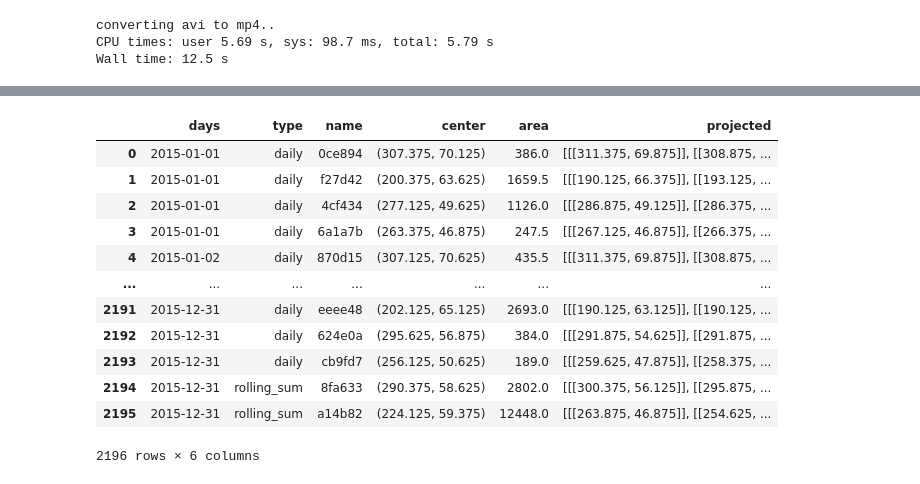
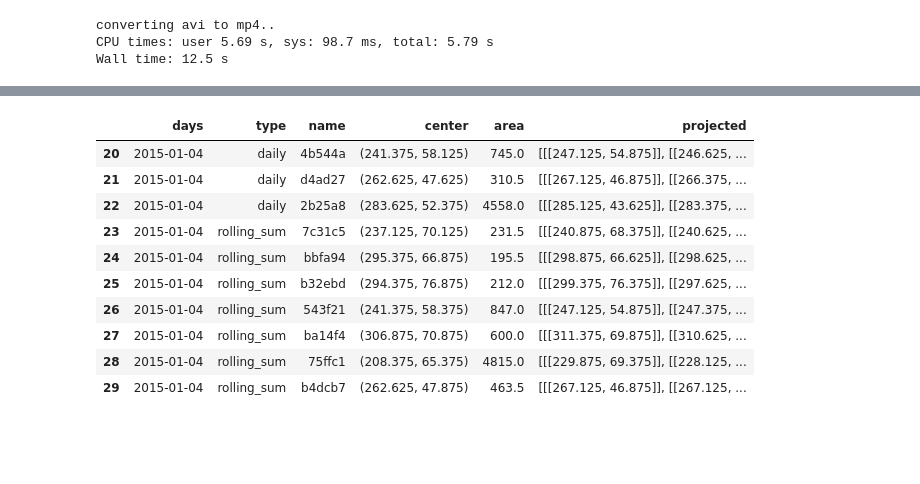
Before and after one commit to KorayKinik/heat-extremes-CMIP6, a Jupyter notebook: koray/bounding_contours.ipynb, the cells around one changed output, grey strips where cells are left out. Saved outputs shown, nothing was run; the diff lists cells and outputs as text; code cells hidden in the pictures; blank space fills up the shorter version.

```diff
--- a/koray/bounding_contours.ipynb
+++ b/koray/bounding_contours.ipynb
@@ -520,19 +527,17 @@ df_meta.to_pickle(PATH_META)
-# %%
-df_meta
-# %% [output]
-|  | days | type | name | center | area | projected |
-| 0 | 2015-01-01 | daily | 0ce894 | (307.375, 70.125) | 386.0 | [[[311.375, 69.875]], [[308.875, ... |
-| 1 | 2015-01-01 | daily | f27d42 | (200.375, 63.625) | 1659.5 | [[[190.125, 66.375]], [[193.125, ... |
-| 2 | 2015-01-01 | daily | 4cf434 | (277.125, 49.625) | 1126.0 | [[[286.875, 49.125]], [[286.375, ... |
-| 3 | 2015-01-01 | daily | 6a1a7b | (263.375, 46.875) | 247.5 | [[[267.125, 46.875]], [[266.375, ... |
-| 4 | 2015-01-02 | daily | 870d15 | (307.125, 70.625) | 435.5 | [[[311.375, 69.875]], [[308.875, ... |
-| ... | ... | ... | ... | ... | ... | ... |
-| 2191 | 2015-12-31 | daily | eeee48 | (202.125, 65.125) | 2693.0 | [[[190.125, 63.125]], [[190.125, ... |
-| 2192 | 2015-12-31 | daily | 624e0a | (295.625, 56.875) | 384.0 | [[[291.875, 54.625]], [[291.875, ... |
-| 2193 | 2015-12-31 | daily | cb9fd7 | (256.125, 50.625) | 189.0 | [[[259.625, 47.875]], [[258.375, ... |
-| 2194 | 2015-12-31 | rolling_sum | 8fa633 | (290.375, 58.625) | 2802.0 | [[[300.375, 56.125]], [[295.875, ... |
-| 2195 | 2015-12-31 | rolling_sum | a14b82 | (224.125, 59.375) | 12448.0 | [[[263.875, 46.875]], [[254.625, ... |
-2196 rows × 6 columns
+# %%
+df_meta.iloc[20:30]
+# %% [output]
+|  | days | type | name | center | area | projected |
+| 20 | 2015-01-04 | daily | 4b544a | (241.375, 58.125) | 745.0 | [[[247.125, 54.875]], [[246.625, ... |
+| 21 | 2015-01-04 | daily | d4ad27 | (262.625, 47.625) | 310.5 | [[[267.125, 46.875]], [[266.375, ... |
+| 22 | 2015-01-04 | daily | 2b25a8 | (283.625, 52.375) | 4558.0 | [[[285.125, 43.625]], [[283.375, ... |
+| 23 | 2015-01-04 | rolling_sum | 7c31c5 | (237.125, 70.125) | 231.5 | [[[240.875, 68.375]], [[240.625, ... |
+| 24 | 2015-01-04 | rolling_sum | bbfa94 | (295.375, 66.875) | 195.5 | [[[298.875, 66.625]], [[298.625, ... |
+| 25 | 2015-01-04 | rolling_sum | b32ebd | (294.375, 76.875) | 212.0 | [[[299.375, 76.375]], [[297.625, ... |
+| 26 | 2015-01-04 | rolling_sum | 543f21 | (241.375, 58.375) | 847.0 | [[[247.125, 54.875]], [[247.375, ... |
+| 27 | 2015-01-04 | rolling_sum | ba14f4 | (306.875, 70.875) | 600.0 | [[[311.375, 69.875]], [[310.625, ... |
+| 28 | 2015-01-04 | rolling_sum | 75ffc1 | (208.375, 65.375) | 4815.0 | [[[229.875, 69.375]], [[228.125, ... |
+| 29 | 2015-01-04 | rolling_sum | b4dcb7 | (262.625, 47.875) | 463.5 | [[[267.125, 46.875]], [[267.125, ... |
 # %%
 ####################################
 # Upload all outputs to Azure
```
Also changed, not shown: parts of 5 cells of this notebook.
